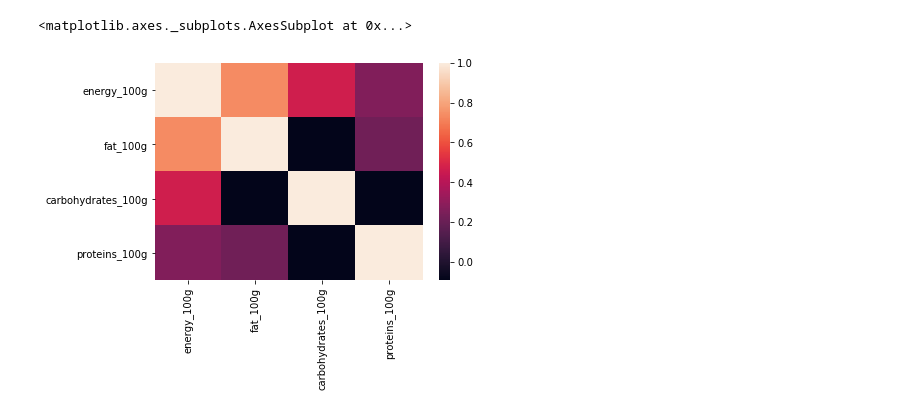
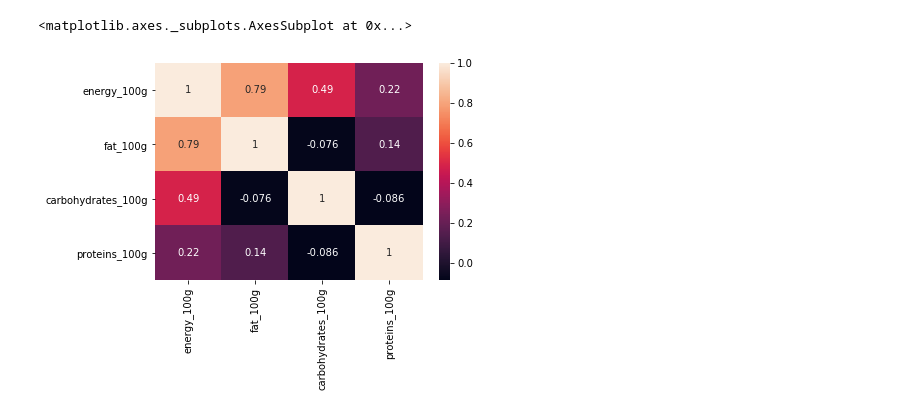
Before and after one commit to FiLeonard/openfoodfacts-analysis, a Jupyter notebook: openfoodfacts.ipynb, the cells around one changed output. Saved outputs shown, nothing was run; the diff lists cells and outputs as text; code cells hidden in the pictures.

```diff
--- a/openfoodfacts.ipynb
+++ b/openfoodfacts.ipynb
@@ -80,9 +39,17 @@ Name: main_category_en, Length: 3572, dtype: int64
+# %%
+cats = food['main_category_en'].value_counts().reset_index()
+cats = cats[cats['main_category_en'] > 100]
+food = food[food['main_category_en'].isin(cats['index'])]
+# %%
+food['fatcal_100g'] = food['fat_100g'] * 9.3
+food['carbcal_100g'] = food['carbohydrates_100g'] * 4.1
+food['proteinscal_100g'] = food['proteins_100g'] * 4.1
+food['energy_100g'] = food['energy_100g'] / 4.184
 # %%
 # Calculate correlations
 corr =food[['energy_100g', 'fat_100g','carbohydrates_100g','proteins_100g']].dropna().corr()
-
 # Heatmap
-sns.heatmap(corr)
+sns.heatmap(corr,annot=True)
 # %% [output]
 <matplotlib.axes._subplots.AxesSubplot at 0x...>
-[figure, old version]
+[figure, new version]
```
Also changed, not shown: parts of 4 cells of this notebook, 1 other file.
